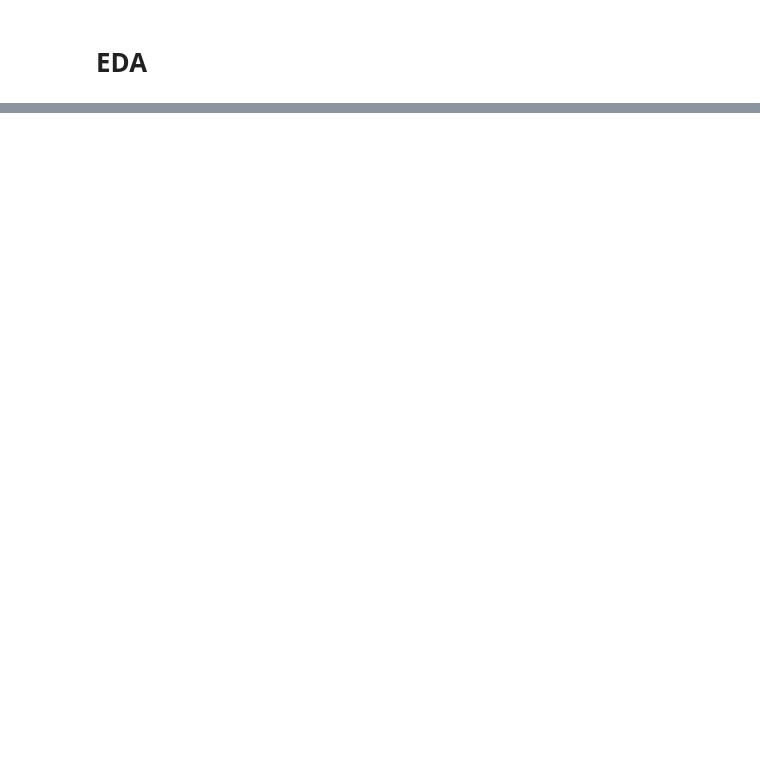
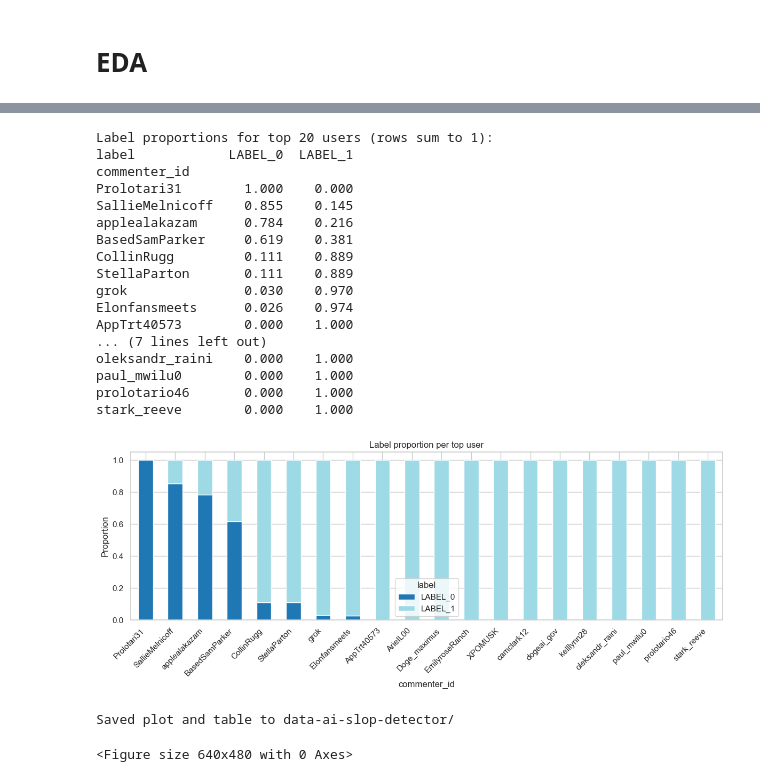
Before and after one commit to ronanhansel/ai-slop-detector, a Jupyter notebook: eda.ipynb, the cells around one changed output, grey strips where cells are left out. Cells and saved outputs as stored; diff of their text form; code cells hidden in the pictures; blank space fills up the shorter version.

```diff
--- a/eda.ipynb
+++ b/eda.ipynb
@@ -22,0 +194,69 @@ df
+# %%
+# ...existing code...
+# show label proportions (0-1) for top 20 active users
+
+import matplotlib.pyplot as plt
+import seaborn as sns
+
+# use filtered df if present, otherwise apply same filtering
+try:
+    df_use = df_filtered
+except NameError:
+    err_threshold = 0.5
+    df_use = df.dropna(subset=['label', 'ai_confidence']).copy()
+    df_use = df_use[(df_use['ai_confidence'] >= (1 - err_threshold)) | (df_use['ai_confidence'] <= err_threshold)].copy()
+
+# detect columns
+user_candidates = ['commenter_id', 'user_id', 'author_id', 'username', 'user_name', 'author']
+user_col = next((c for c in df_use.columns if c in user_candidates), None)
+label_candidates = ['label', 'ai_label', 'detection_label', 'class', 'label_name', 'gt_label']
+label_col = next((c for c in df_use.columns if c in label_candidates), None)
+
+if user_col is None or label_col is None:
+    print("Missing user or label column. Available columns:", df_use.columns.tolist())
+else:
+    counts = df_use[user_col].value_counts().rename_axis(user_col).reset_index(name='comment_count')
+    top_users = counts.head(20)[user_col].tolist()
+
+    subset = df_use[df_use[user_col].isin(top_users)].copy()
+    pivot = subset.groupby([user_col, label_col]).size().unstack(fill_value=0)
+    proportions = pivot.div(pivot.sum(axis=1), axis=0).sort_values(by=list(pivot.columns), ascending=False)
+
+    print("\nLabel proportions for top 20 users (rows sum to 1):")
+    print(proportions.round(3).to_string())
+
+    # stacked bar plot
+    sns.set(style="whitegrid")
+    ax = proportions.plot(kind='bar', stacked=True, figsize=(12,5), colormap='tab20')
+    ax.set_ylabel('Proportion')
+    ax.set_xlabel(user_col)
+    ax.set_title('Label proportion per top user')
+    plt.xticks(rotation=45, ha='right')
+    plt.tight_layout()
+    plt.show()
+    plt.savefig('data-ai-slop-detector/top_users_label_proportions.png', dpi=150)
+
+    proportions.reset_index().to_csv('data-ai-slop-detector/top_users_label_proportions.csv', index=False)
+    print("\nSaved plot and table to data-ai-slop-detector/")
+# ...existing code...
+# %% [output]
+Label proportions for top 20 users (rows sum to 1):
+label            LABEL_0  LABEL_1
+commenter_id
+Prolotari31        1.000    0.000
+SallieMelnicoff    0.855    0.145
+applealakazam      0.784    0.216
+BasedSamParker     0.619    0.381
+CollinRugg         0.111    0.889
+StellaParton       0.111    0.889
+grok               0.030    0.970
+Elonfansmeets      0.026    0.974
+AppTrt40573        0.000    1.000
+... (7 lines left out)
+oleksandr_raini    0.000    1.000
+paul_mwilu0        0.000    1.000
+prolotario46       0.000    1.000
+stark_reeve        0.000    1.000
+[figure, added]
+Saved plot and table to data-ai-slop-detector/
+<Figure size 640x480 with 0 Axes>
```
Also changed, not shown: parts of 13 cells of this notebook, 20 other files.
